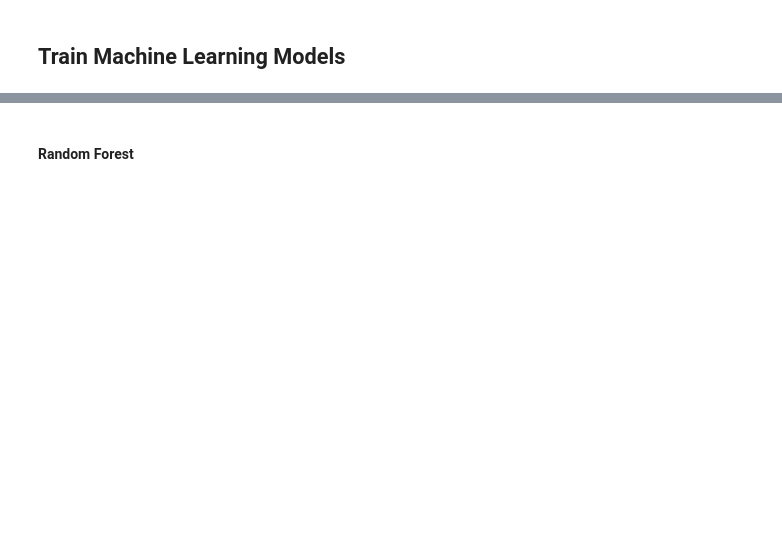
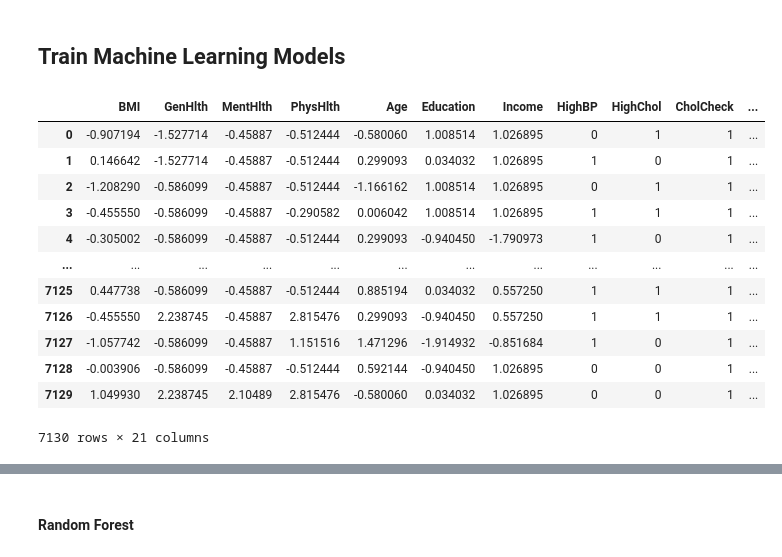
Before and after one commit to jimmafeni/Diabetes, a Jupyter notebook: Group 7/predict_prediabetes.ipynb, the cells around one changed output, grey strips where cells are left out. Drawn from its saved outputs; the diff is of its cells as text; code cells hidden in the pictures; blank space fills up the shorter version.

```diff
--- a/Group 7/predict_prediabetes.ipynb
+++ b/Group 7/predict_prediabetes.ipynb
@@ -133,3 +223,19 @@ X_test.head()
 X_train = df_train_down_stand[df_train_down_stand.columns[:-1]]
 # %%
 y_train = df_train_down_stand[df_train_down_stand.columns[-1]]
+# %%
+X_train
+# %% [output]
+|  | BMI | GenHlth | MentHlth | PhysHlth | Age | Education | Income | HighBP | HighChol | CholCheck | ... |
+| 0 | -0.907194 | -1.527714 | -0.45887 | -0.512444 | -0.580060 | 1.008514 | 1.026895 | 0 | 1 | 1 | ... |
+| 1 | 0.146642 | -1.527714 | -0.45887 | -0.512444 | 0.299093 | 0.034032 | 1.026895 | 1 | 0 | 1 | ... |
+| 2 | -1.208290 | -0.586099 | -0.45887 | -0.512444 | -1.166162 | 1.008514 | 1.026895 | 0 | 1 | 1 | ... |
+| 3 | -0.455550 | -0.586099 | -0.45887 | -0.290582 | 0.006042 | 1.008514 | 1.026895 | 1 | 1 | 1 | ... |
+| 4 | -0.305002 | -0.586099 | -0.45887 | -0.512444 | 0.299093 | -0.940450 | -1.790973 | 1 | 0 | 1 | ... |
+| ... | ... | ... | ... | ... | ... | ... | ... | ... | ... | ... | ... |
+| 7125 | 0.447738 | -0.586099 | -0.45887 | -0.512444 | 0.885194 | 0.034032 | 0.557250 | 1 | 1 | 1 | ... |
+| 7126 | -0.455550 | 2.238745 | -0.45887 | 2.815476 | 0.299093 | -0.940450 | 0.557250 | 1 | 1 | 1 | ... |
+| 7127 | -1.057742 | -0.586099 | -0.45887 | 1.151516 | 1.471296 | -1.914932 | -0.851684 | 1 | 0 | 1 | ... |
+| 7128 | -0.003906 | -0.586099 | -0.45887 | -0.512444 | 0.592144 | -0.940450 | 1.026895 | 0 | 0 | 1 | ... |
+| 7129 | 1.049930 | 2.238745 | 2.10489 | 2.815476 | -0.580060 | 0.034032 | 1.026895 | 0 | 0 | 1 | ... |
+7130 rows × 21 columns
```
Also changed, not shown: parts of 139 cells of this notebook, 1 other file.
